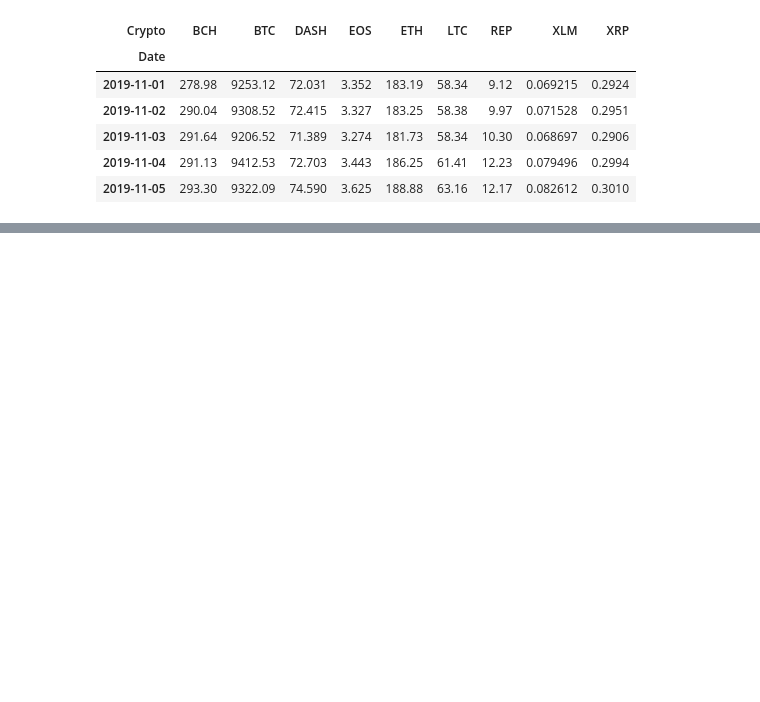
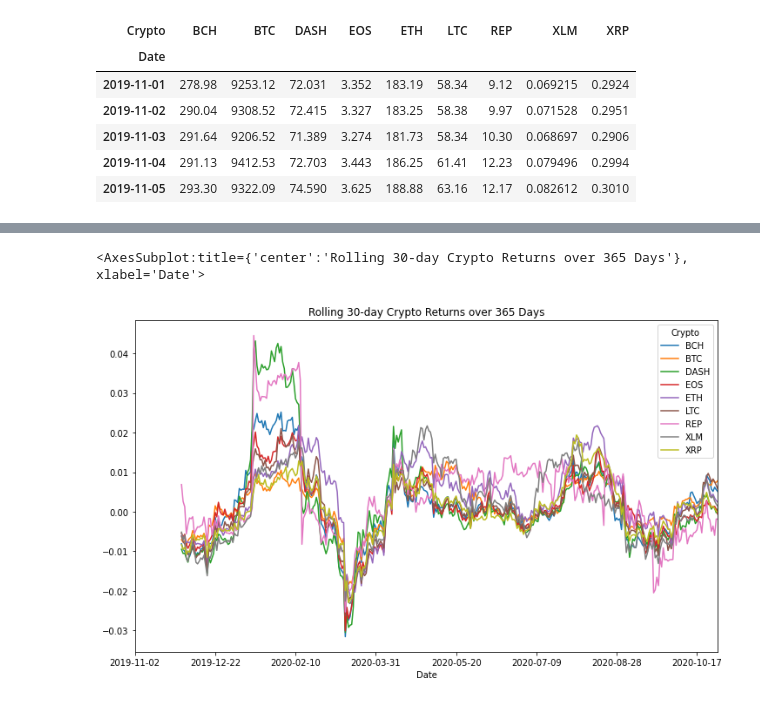
Before and after one commit to mdschulz1973/Planet_Express_IO, a Jupyter notebook: notebooks/crypto_data_prep.ipynb, the cells around one changed output, grey strips where cells are left out. Saved outputs shown, nothing was run; the diff lists cells and outputs as text; code cells hidden in the pictures; blank space fills up the shorter version.

```diff
--- a/notebooks/crypto_data_prep.ipynb
+++ b/notebooks/crypto_data_prep.ipynb
@@ -136,0 +204,7 @@ all_crypto_pivoted.head()
+# %%
+# Calculate rolling 30 day returns and standard deviation for all cryptos
+
+daily_crypto_returns.rolling(window=30).mean().plot(figsize=(12,7),title="Rolling 30-day Crypto Returns over 365 Days")
+# %% [output]
+<AxesSubplot:title={'center':'Rolling 30-day Crypto Returns over 365 Days'}, xlabel='Date'>
+[figure, added]
```
Also changed, not shown: parts of 15 cells of this notebook.
